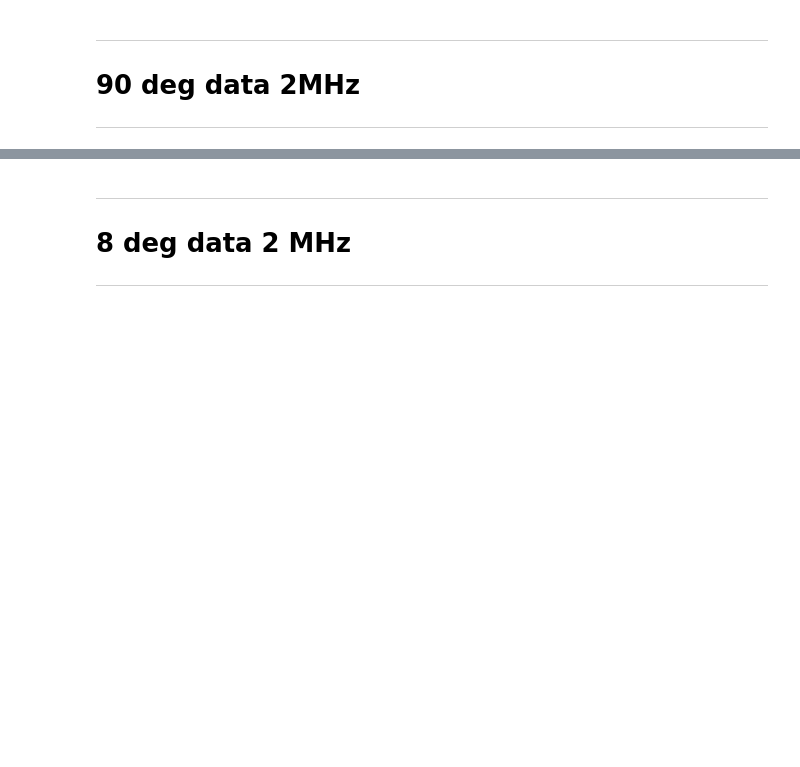
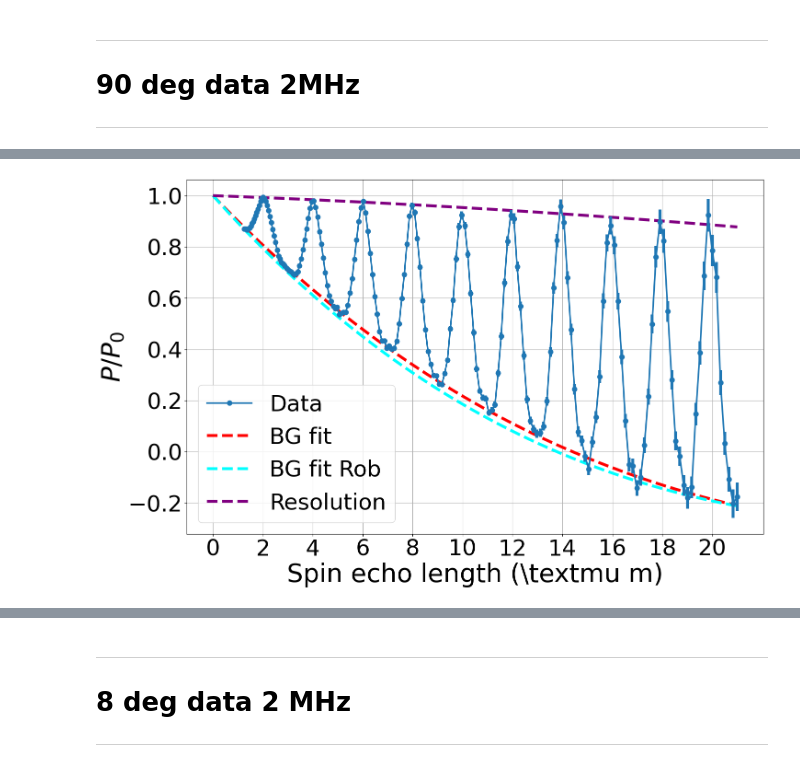
Before and after one commit to srmck/SESANS-coherence-length, a Jupyter notebook: Coherence_analysis.ipynb, the cells around one changed output, grey strips where cells are left out. Saved outputs shown, nothing was run; the diff lists cells and outputs as text; code cells hidden in the pictures; blank space fills up the shorter version.

```diff
--- a/Coherence_analysis.ipynb
+++ b/Coherence_analysis.ipynb
@@ -312,0 +193,86 @@ Fitted peak 9: [amp,av,sig]=[ 1.093 19.902  0.339]
+# %%
+path = work_path
+file = "pols_2Mhz_90deg3.0_0.05_12.5.dat"
+
+with open(path+file) as f:
+    temp = f.readlines()[2:-2]  #-2 to include last peak, -26 otherwise
+    temp = [l.replace('\n','').split(',') for l in temp]
+    x = np.array([float(temp[x][0]) for x in range(len(temp))])/1e3
+    x_tot = np.linspace(0,x[-1],400)
+    y = np.array([float(temp[y][1]) for y in range(len(temp))])
+    e = np.array([float(temp[y][2]) for y in range(len(temp))])
+
+    s = savgol_filter(y,5,3)
+    tr,_ = find_peaks(-s,distance=1)
+    pk,_ = find_peaks(s,distance=1)
+    pk = pk[1:]  #remove false peaks
+
+fig, ax = plt.subplots()
+plt.plot(x,y,'o',label='Data',color='C0',ms=7.5,zorder=5,ls='-',linewidth=2.5)
+plt.errorbar(x,y,e,color='C0',ls='none',zorder=5)
+#plt.plot(x,s,'-',label='Data smoothed',color='C1')
+#plt.plot(x[tr],s[tr],'o',ms=10,color='red',zorder=10)
+#plt.plot(x[pk],s[pk],'o',ms=10,color='green',zorder=10)
+
+guess_tr = [.65,get_BG_freq(2,40)[1]]
+parms_tr,err_tr = curve_fit(BG,x[tr],s[tr],p0=guess_tr,sigma=e[tr])
+guess_pk = [0,0]  #quad fit
+parms_pk,err_pk = curve_fit(quad,x[pk],s[pk],sigma=e[pk])
+
+plt.plot(x_tot,BG(x_tot,*parms_tr),'--',color='red',label='BG fit')
+#plt.plot(x_tot,BG(x_tot,*BG_parms_2_8),'--',color='magenta',label='BG fit from 8 deg')
+plt.plot(x_tot,BG(x_tot,*[.64,Rob_2]),'--',color='cyan',label='BG fit Rob')
+#plt.plot(x_tot,quad(x_tot,*parms_pk),'--',color='green',label='Peak fit')
+plt.plot(x_tot,np.ones(len(x_tot))-.0036*x_tot-.000106*x_tot**2,'--',color='purple',label='Resolution')
+
+#plt.title('2MHz 90deg')
+ax.legend(loc='lower left')#, bbox_to_anchor=(1, 0.5))
+plt.xlabel(r'Spin echo length (\textmu m)')
+plt.ylabel(r'$P/P_0$')
+ax.set_xticks(range(0,21,2))
+plt.grid()
+plt.show()
+
+print(f'BG fit: 1 + amp*(cos(sqrt(freq)) - 1), [amp,freq]={np.round(parms_tr,5)}')
+print(f'\t Errs: {np.round(np.sqrt(np.diag(err_tr)),5)}')
+print(f'Peak fit: 1-a*x**2-b*x: [a,b]={np.round(parms_pk,5)}')
+print(f'\t Errs: {np.round(np.sqrt(np.diag(err_pk)),5)}')
+print('-'*50 + '\n')
+
+fig, ax = plt.subplots()
+#subtracted = y-BG(x,*parms_tr)
+#subtracted = y-BG(x,*BG_parms_2_8)
+subtracted = y-BG(x,*[.64,Rob_2])
+peak_x = np.where(subtracted>0.075)
+plt.plot(x,subtracted,'--',color='black')
+
+#Symmetric peak fitting
+seperated = splitter(peak_x[0],1)
+fparms = []
+all_errs = []
+
+for indx,sep in enumerate(seperated):
+    plt.plot(x[sep],np.zeros(len(sep)),'o',color='black',zorder=10)  #peak fit domain
+
+    guess = [.5,x[sep[len(sep)//2]],.4]
+    ff,errs = curve_fit(ampgauss,x[sep],subtracted[sep],p0=guess)
+    fparms.append(ff)
+    all_errs.append(errs)
+    #plt.plot(x,ampgauss(x,*guess),'--',color=f'C{indx}')
+    plt.plot(x,ampgauss(x,*ff),color=f'C{indx}')
+
+    print(f'Fitted peak {indx}: [amp,av,sig]={np.round(ff,3)}')
+    print(f'\t Errors: {np.round(np.sqrt(np.diag(errs)),5)}')
+
+plt.title('2MHz 90deg')
+plt.xlabel(r'Spin echo length (\textmu m)')
+plt.ylabel(r'$P/P_0$')
+plt.grid()
+plt.show()
+
+X_saved = np.copy(x)
+X_tot_saved = np.copy(x_tot)
+S_saved = np.copy(s)
+fparms_saved = np.copy(fparms)
+BG_parms_2_90 = np.copy(parms_tr)
+# %% [output]
@@ -312,0 +281 @@ Fitted peak 9: [amp,av,sig]=[ 1.093 19.902  0.339]
+[figure, added]
```
Also changed, not shown: parts of 11 cells of this notebook.
